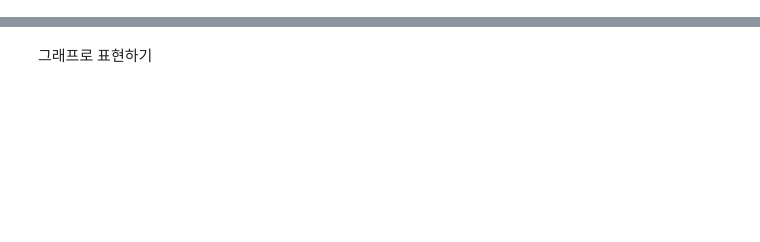
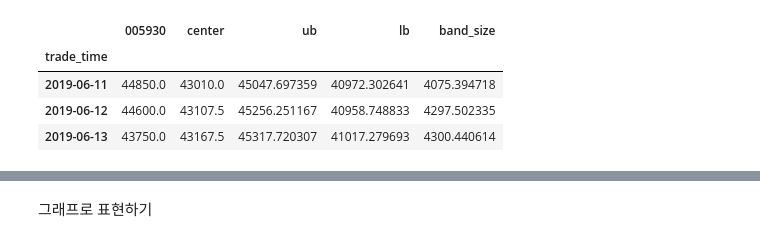
Before and after one commit to KUAI-Stock-Trading/lecture, a Jupyter notebook: w2/w2-15 fs Bollinger bands.ipynb, the cells around one changed output, grey strips where cells are left out. Saved outputs shown, nothing was run; the diff lists cells and outputs as text; code cells hidden in the pictures; blank space fills up the shorter version.

```diff
--- a/w2/w2-15 fs Bollinger bands.ipynb
+++ b/w2/w2-15 fs Bollinger bands.ipynb
@@ -34,7 +58,13 @@ bb.tail()
 # %%
 # 샘플링
 sample = bb.loc[base_date:]     # 계산 결과를 기준일자 이후만 잘라내 sample 데이터프레임에 저장
-sample.head()
+sample.tail(3)
+# %% [output]
+|  | 005930 | center | ub | lb | band_size |
+| trade_time |  |  |  |  |  |
+| 2019-06-11 | 44850.0 | 43010.0 | 45047.697359 | 40972.302641 | 4075.394718 |
+| 2019-06-12 | 44600.0 | 43107.5 | 45256.251167 | 40958.748833 | 4297.502335 |
+| 2019-06-13 | 43750.0 | 43167.5 | 45317.720307 | 41017.279693 | 4300.440614 |
 # %%
 book = trd.create_trade_book(sample, cd)
 # create_trade_book(데이터프레임, [종목코드]) - 트레이딩북 생성
```
Also changed, not shown: parts of 21 cells of this notebook, 6 other files.
